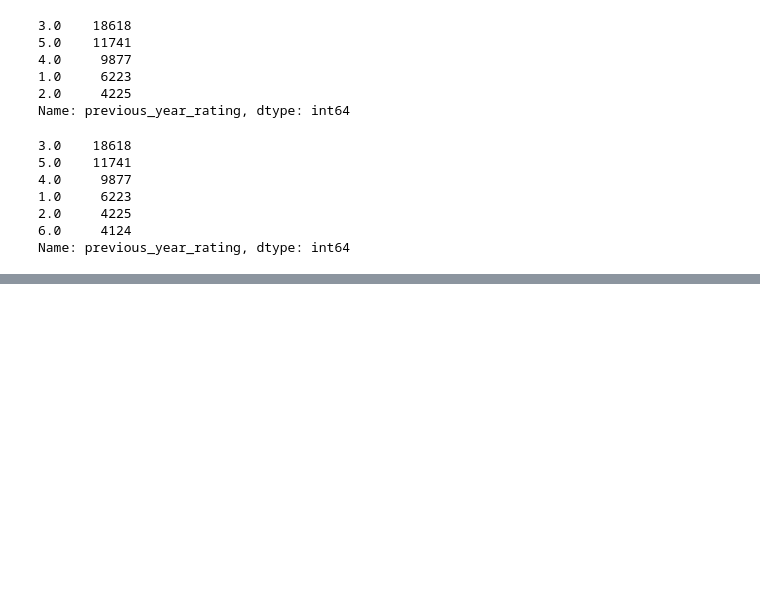
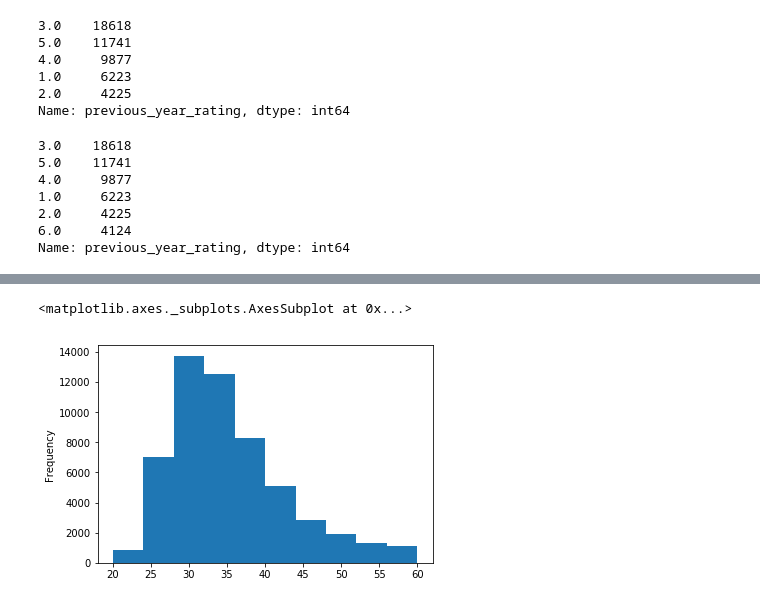
Before and after one commit to nomad-ashu/AV_Projects, a Jupyter notebook: HR_Analytics/Jupyter_Notebook/HR_Analytics.ipynb, the cells around one changed output, grey strips where cells are left out. Cells and saved outputs as stored; diff of their text form; code cells hidden in the pictures; blank space fills up the shorter version.

```diff
--- a/HR_Analytics/Jupyter_Notebook/HR_Analytics.ipynb
+++ b/HR_Analytics/Jupyter_Notebook/HR_Analytics.ipynb
@@ -139,0 +219,5 @@ Name: previous_year_rating, dtype: int64
+# %%
+traindata['age'].plot(kind = 'hist')
+# %% [output]
+<matplotlib.axes._subplots.AxesSubplot at 0x...>
+[figure, added]
```
Also changed, not shown: parts of 43 cells of this notebook.
